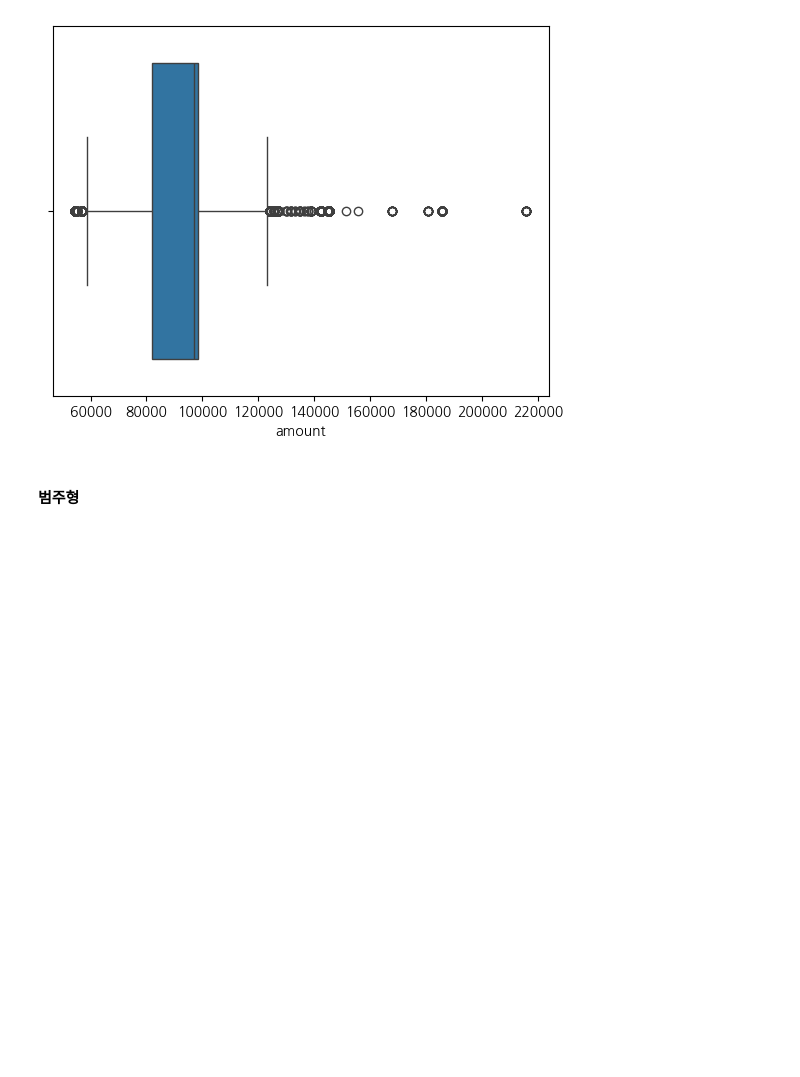
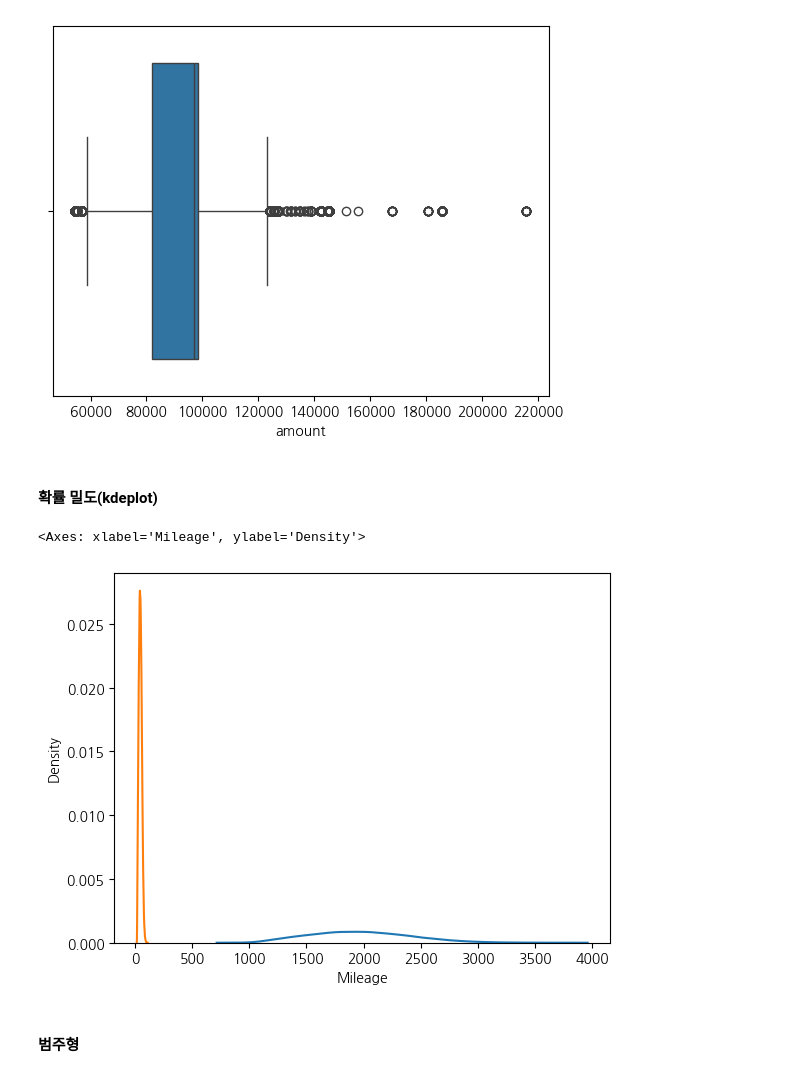
Before and after one commit to jihun-shim/study_data_analytics, a Jupyter notebook: codes/DDAs/03.visualization_univariates.ipynb, the cells around one changed output. Drawn from its saved outputs; the diff is of its cells as text; code cells hidden in the pictures; blank space fills up the shorter version.

```diff
--- a/codes/DDAs/03.visualization_univariates.ipynb
+++ b/codes/DDAs/03.visualization_univariates.ipynb
@@ -38,6 +38,15 @@ sns.boxplot(data = df_LetalCars, x = 'amount')
 # %% [output]
 <Axes: xlabel='amount'>
 [figure]
+# %% [markdown]
+#### 확률 밀도(kdeplot)
+# %%
+# 두개의 밀도의 하나의 그래프에 표현해서 비교
+sns.kdeplot(data = df_LetalCars['Mileage'])
+sns.kdeplot(data = df_LetalCars['age'])
+# %% [output]
+<Axes: xlabel='Mileage', ylabel='Density'>
+[figure, added]
 # %% [markdown]
 #### 범주형
 # %%
```
Also changed, not shown: parts of 1 cell of this notebook, 4 other files.
